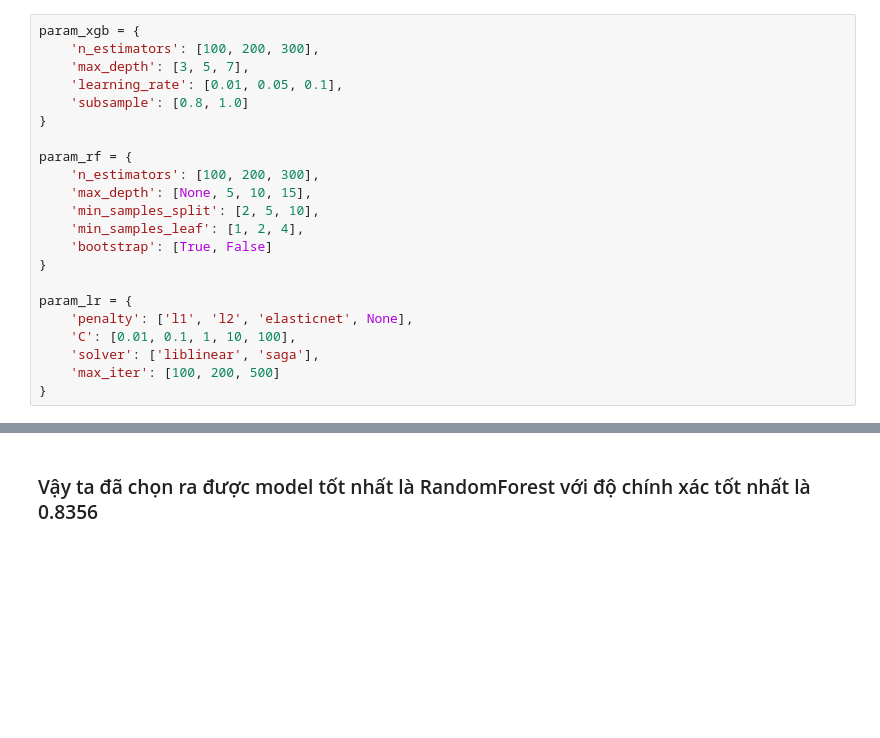
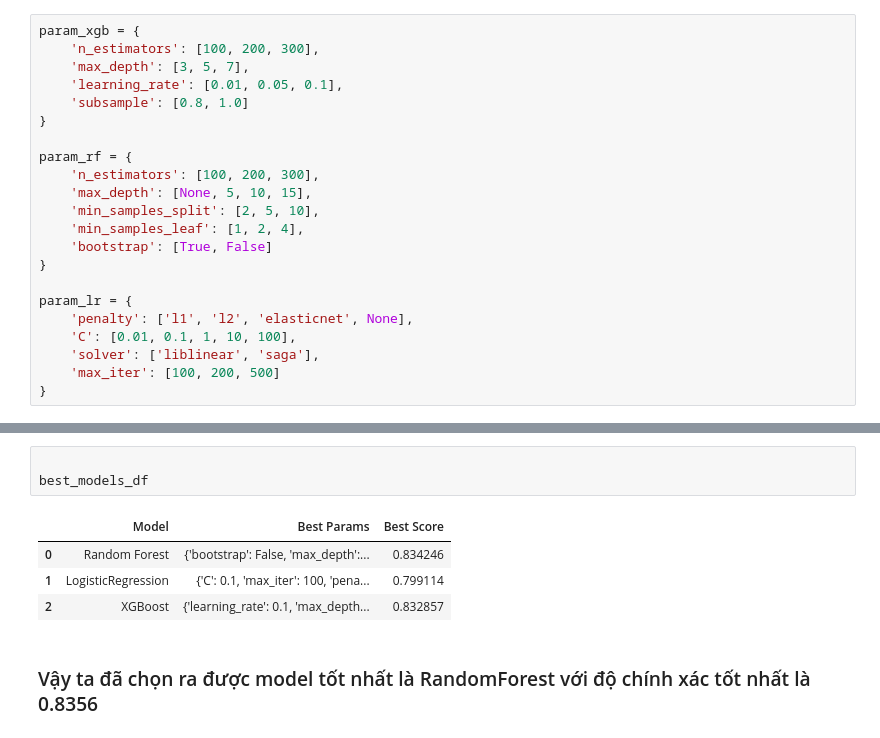
Before and after one commit to MinhNguyen-leo/SGU25_ML_GroupProject, a Jupyter notebook: Challange_1_Titanic/Titanic_Ml_unprocessedData.ipynb, the cells around one changed output, grey strips where cells are left out. Cells and saved outputs as stored; diff of their text form; blank space fills up the shorter version.

```diff
--- a/Challange_1_Titanic/Titanic_Ml_unprocessedData.ipynb
+++ b/Challange_1_Titanic/Titanic_Ml_unprocessedData.ipynb
@@ -211,6 +211,14 @@ Tham số tốt nhất của LogisticRegression:
 Tham số tốt nhất của XGBoost:
 {'learning_rate': 0.1, 'max_depth': 3, 'n_estimators': 100, 'subsample': 1.0}
 Độ chính xác tốt nhất: 0.8329
+# %%
+
+best_models_df
+# %% [output]
+|  | Model | Best Params | Best Score |
+| 0 | Random Forest | {'bootstrap': False, 'max_depth':... | 0.834246 |
+| 1 | LogisticRegression | {'C': 0.1, 'max_iter': 100, 'pena... | 0.799114 |
+| 2 | XGBoost | {'learning_rate': 0.1, 'max_depth... | 0.832857 |
 # %% [markdown]
 ### Vậy ta đã chọn ra được model tốt nhất là RandomForest với độ chính xác tốt nhất là 0.8356
 # %% [markdown]
```
Also changed, not shown: parts of 1 cell of this notebook, 10 other files.
